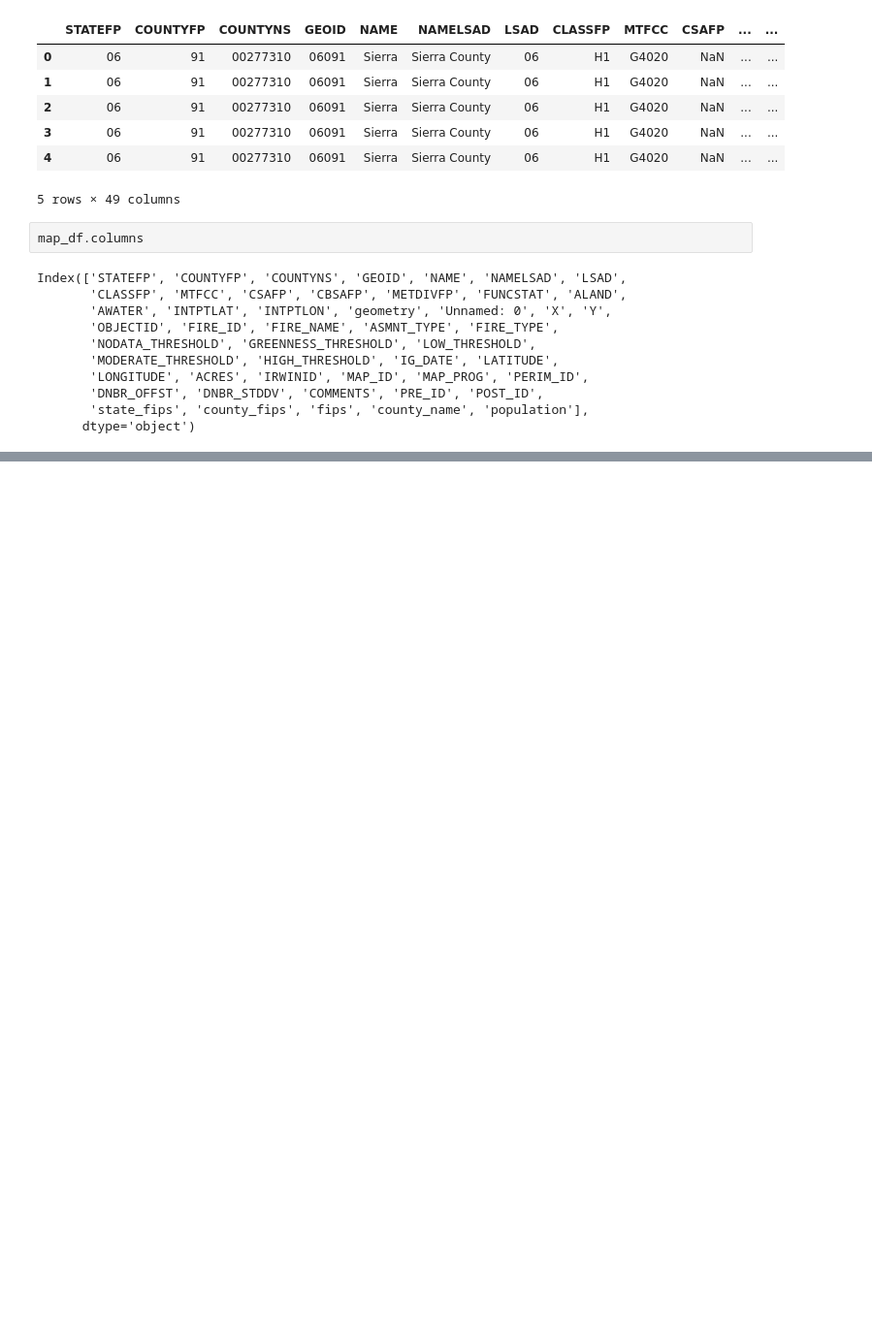
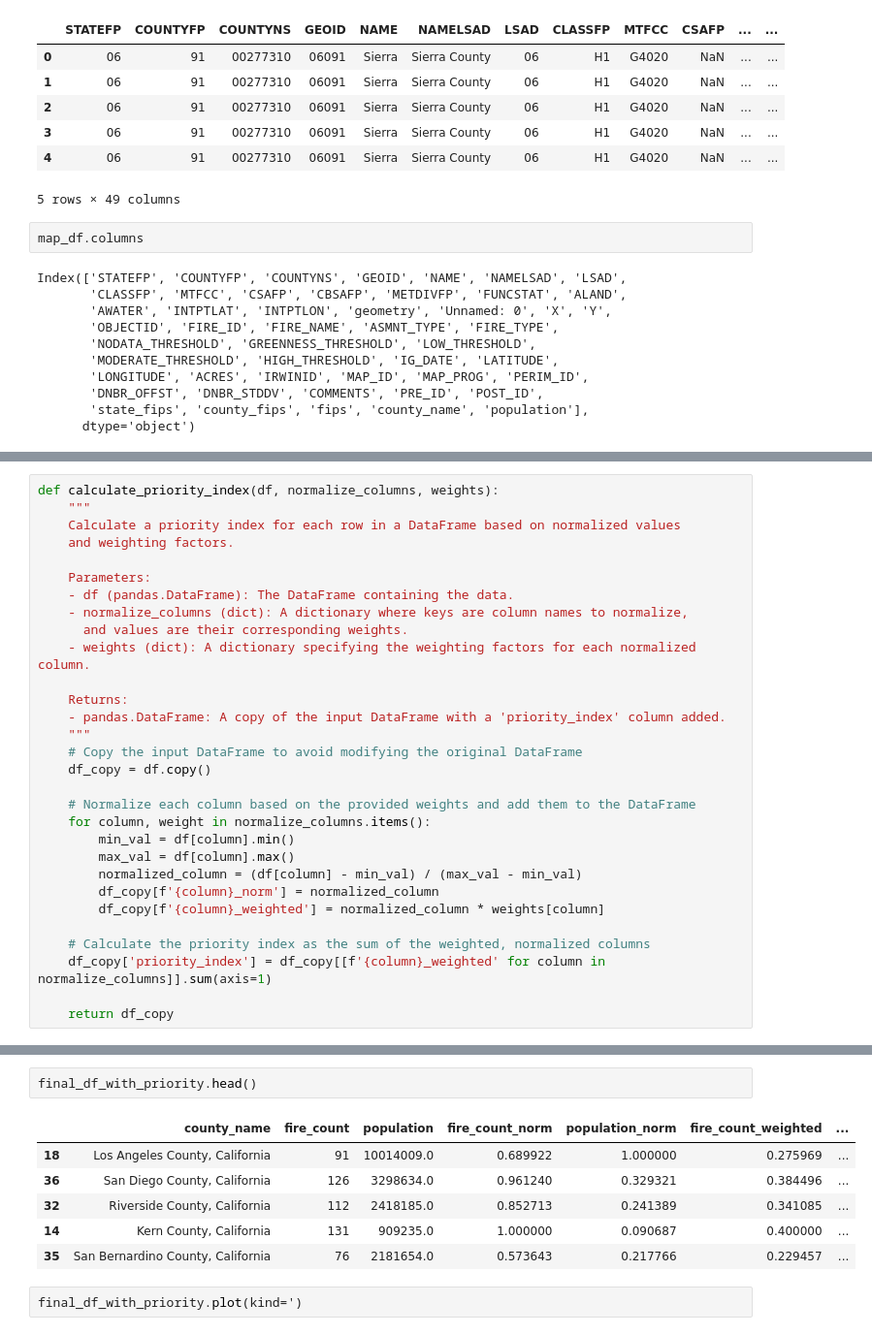
Before and after one commit to TalkDatatoMeWiDDatathon23/ForestService-Census-Index, a Jupyter notebook: census_explore.ipynb, the cells around one changed output, grey strips where cells are left out. Shown at 97% size. Saved outputs shown, nothing was run; the diff lists cells and outputs as text; blank space fills up the shorter version.

```diff
--- a/census_explore.ipynb
+++ b/census_explore.ipynb
@@ -541,0 +625,30 @@ plt.show()
+# %%
+def calculate_priority_index(df, normalize_columns, weights):
+    """
+    Calculate a priority index for each row in a DataFrame based on normalized values
+    and weighting factors.
+
+    Parameters:
+    - df (pandas.DataFrame): The DataFrame containing the data.
+    - normalize_columns (dict): A dictionary where keys are column names to normalize,
+      and values are their corresponding weights.
+    - weights (dict): A dictionary specifying the weighting factors for each normalized column.
+
+    Returns:
+    - pandas.DataFrame: A copy of the input DataFrame with a 'priority_index' column added.
+    """
+    # Copy the input DataFrame to avoid modifying the original DataFrame
+    df_copy = df.copy()
+
+    # Normalize each column based on the provided weights and add them to the DataFrame
+    for column, weight in normalize_columns.items():
+        min_val = df[column].min()
+        max_val = df[column].max()
+        normalized_column = (df[column] - min_val) / (max_val - min_val)
+        df_copy[f'{column}_norm'] = normalized_column
+        df_copy[f'{column}_weighted'] = normalized_column * weights[column]
+
+    # Calculate the priority index as the sum of the weighted, normalized columns
+    df_copy['priority_index'] = df_copy[[f'{column}_weighted' for column in normalize_columns]].sum(axis=1)
+
+    return df_copy
@@ -541,0 +665,11 @@ plt.show()
+# %%
+final_df_with_priority.head()
+# %% [output]
+|  | county_name | fire_count | population | fire_count_norm | population_norm | fire_count_weighted | ... |
+| 18 | Los Angeles County, California | 91 | 10014009.0 | 0.689922 | 1.000000 | 0.275969 | ... |
+| 36 | San Diego County, California | 126 | 3298634.0 | 0.961240 | 0.329321 | 0.384496 | ... |
+| 32 | Riverside County, California | 112 | 2418185.0 | 0.852713 | 0.241389 | 0.341085 | ... |
+| 14 | Kern County, California | 131 | 909235.0 | 1.000000 | 0.090687 | 0.400000 | ... |
+| 35 | San Bernardino County, California | 76 | 2181654.0 | 0.573643 | 0.217766 | 0.229457 | ... |
+# %%
+final_df_with_priority.plot(kind=')
```
Also changed, not shown: parts of 28 cells of this notebook.
